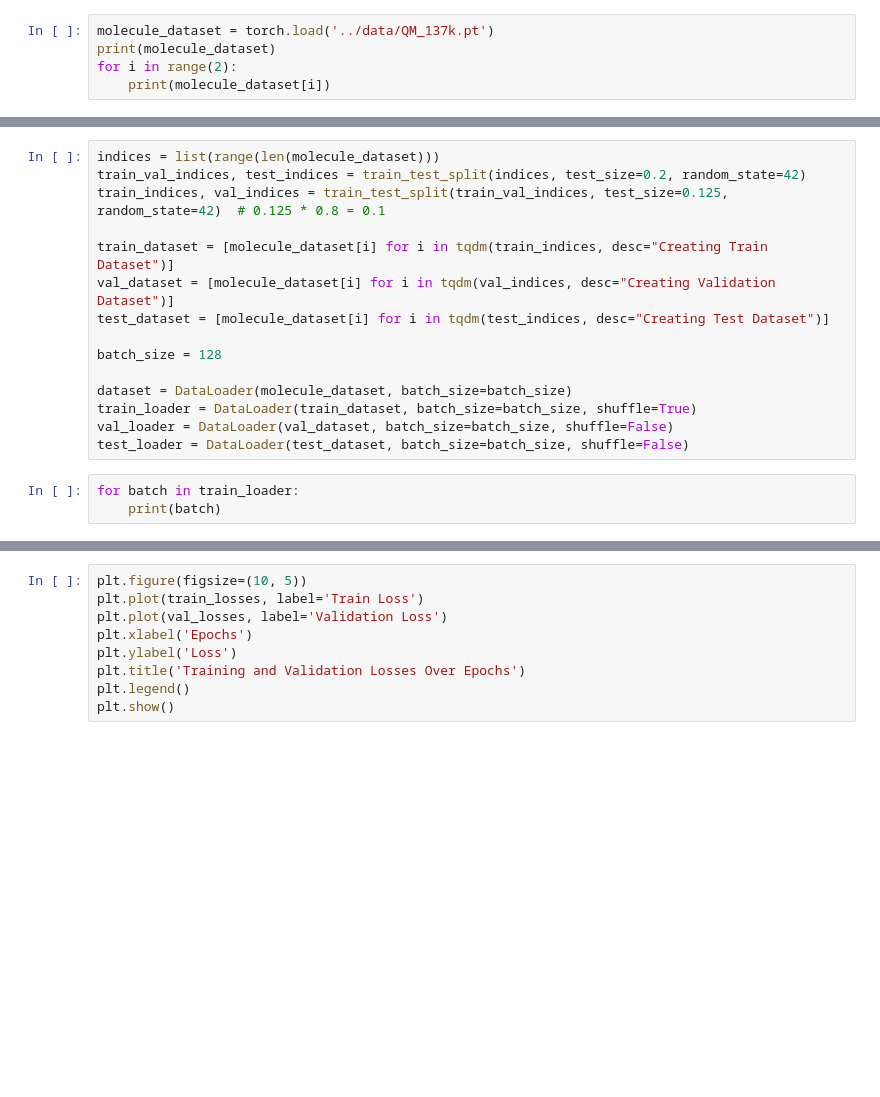
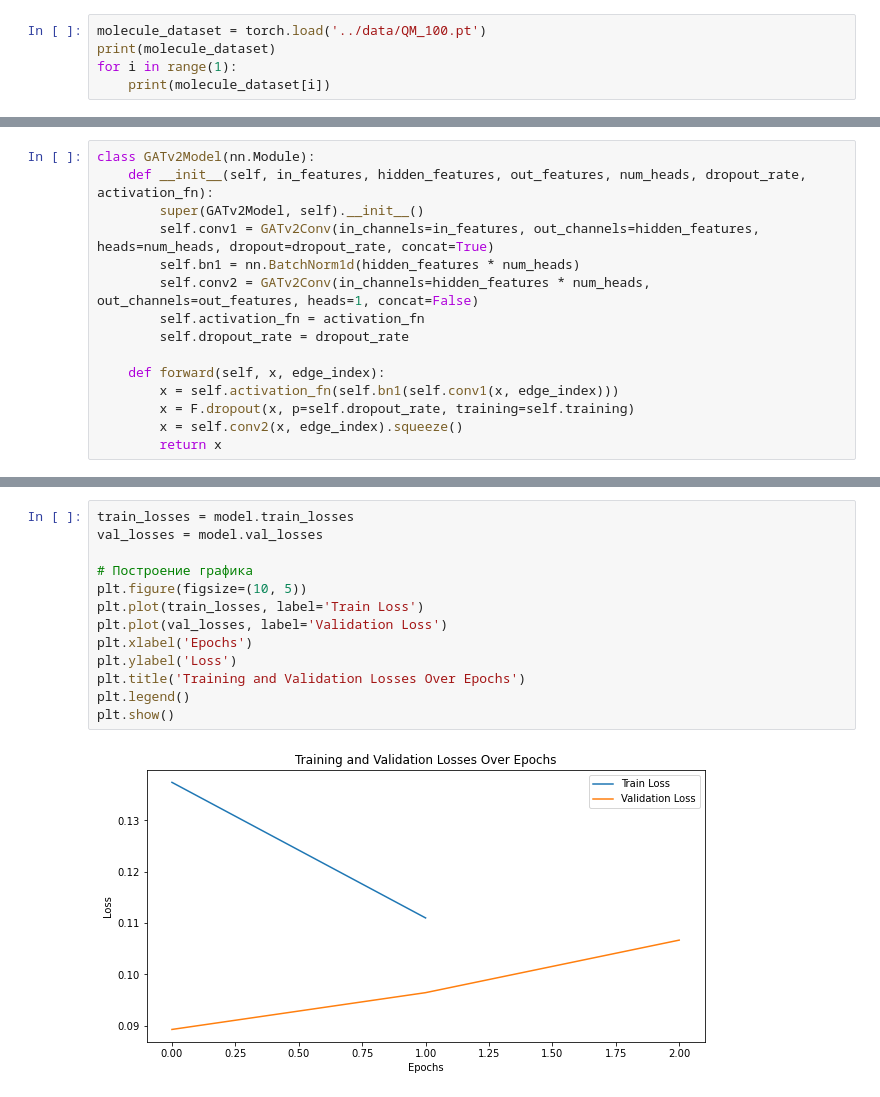
Before and after one commit to SergeiNikolenko/gat, a Jupyter notebook: train.ipynb, the cells around one changed output, grey strips where cells are left out. Drawn from its saved outputs; the diff is of its cells as text; blank space fills up the shorter version.

```diff
--- a/train.ipynb
+++ b/train.ipynb
@@ -131,7 +154,7 @@ class MoleculeDataset(Dataset):
 
         return data
 # %%
-molecule_dataset = torch.load('../data/QM_137k.pt')
+molecule_dataset = torch.load('../data/QM_100.pt')
 print(molecule_dataset)
-for i in range(2):
+for i in range(1):
     print(molecule_dataset[i])
@@ -138,18 +163,0 @@ for i in range(2):
-# %%
-indices = list(range(len(molecule_dataset)))
-train_val_indices, test_indices = train_test_split(indices, test_size=0.2, random_state=42)
-train_indices, val_indices = train_test_split(train_val_indices, test_size=0.125, random_state=42)  # 0.125 * 0.8 = 0.1
-
-train_dataset = [molecule_dataset[i] for i in tqdm(train_indices, desc="Creating Train Dataset")]
-val_dataset = [molecule_dataset[i] for i in tqdm(val_indices, desc="Creating Validation Dataset")]
-test_dataset = [molecule_dataset[i] for i in tqdm(test_indices, desc="Creating Test Dataset")]
-
-batch_size = 128
-
-dataset = DataLoader(molecule_dataset, batch_size=batch_size)
-train_loader = DataLoader(train_dataset, batch_size=batch_size, shuffle=True)
-val_loader = DataLoader(val_dataset, batch_size=batch_size, shuffle=False)
-test_loader = DataLoader(test_dataset, batch_size=batch_size, shuffle=False)
-# %%
-for batch in train_loader:
-    print(batch)
@@ -266,0 +271,15 @@ for epoch in range(num_epochs):
+# %%
+class GATv2Model(nn.Module):
+    def __init__(self, in_features, hidden_features, out_features, num_heads, dropout_rate, activation_fn):
+        super(GATv2Model, self).__init__()
+        self.conv1 = GATv2Conv(in_channels=in_features, out_channels=hidden_features, heads=num_heads, dropout=dropout_rate, concat=True)
+        self.bn1 = nn.BatchNorm1d(hidden_features * num_heads)
+        self.conv2 = GATv2Conv(in_channels=hidden_features * num_heads, out_channels=out_features, heads=1, concat=False)
+        self.activation_fn = activation_fn
+        self.dropout_rate = dropout_rate
+
+    def forward(self, x, edge_index):
+        x = self.activation_fn(self.bn1(self.conv1(x, edge_index)))
+        x = F.dropout(x, p=self.dropout_rate, training=self.training)
+        x = self.conv2(x, edge_index).squeeze()
+        return x
@@ -267,9 +383,15 @@ for epoch in range(num_epochs):
 # %%
+train_losses = model.train_losses
+val_losses = model.val_losses
+
+# Построение графика
 plt.figure(figsize=(10, 5))
 plt.plot(train_losses, label='Train Loss')
 plt.plot(val_losses, label='Validation Loss')
 plt.xlabel('Epochs')
 plt.ylabel('Loss')
 plt.title('Training and Validation Losses Over Epochs')
 plt.legend()
 plt.show()
+# %% [output]
+[figure, added]
```
Also changed, not shown: parts of 12 cells of this notebook, 3 other files.
